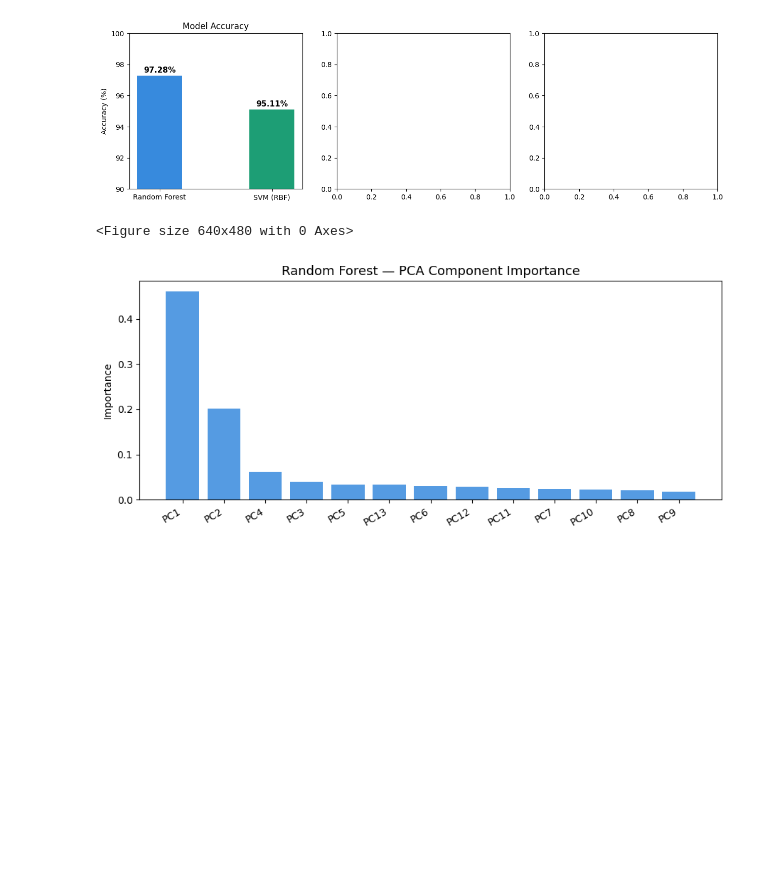
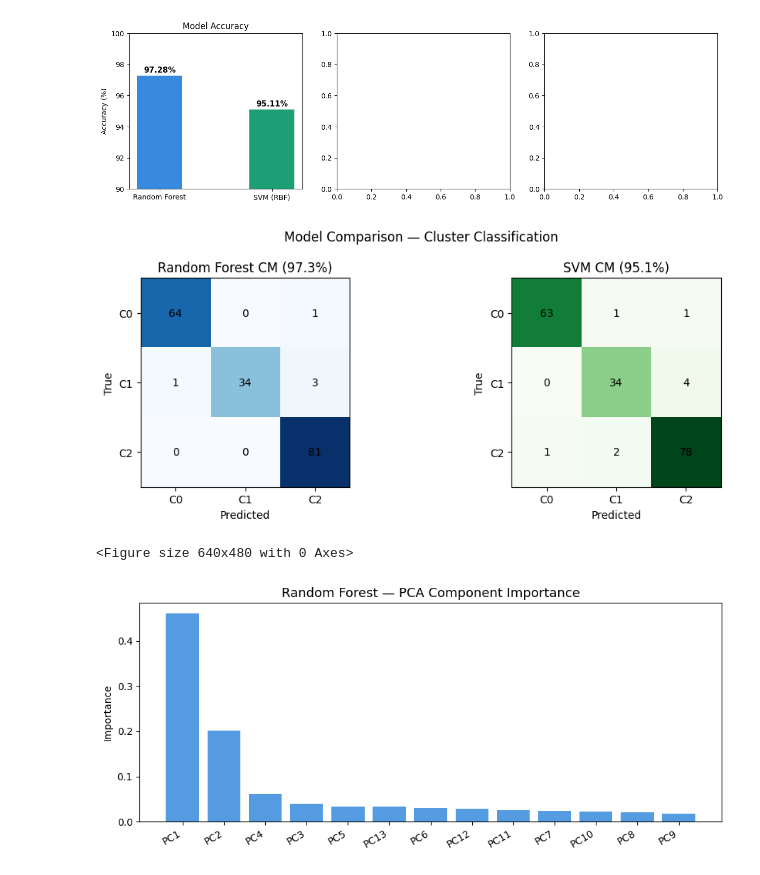
Before and after one commit to RadhikaKapoor383/Python-practise, a Jupyter notebook: AI Lab codes/final lab/AI_finalLab-radhika.ipynb, the cells around one changed output. Drawn from its saved outputs; the diff is of its cells as text; code cells hidden in the pictures; blank space fills up the shorter version.

Commit message:
update it a bit as comparision image was not showing up

```diff
--- a/AI Lab codes/final lab/AI_finalLab-radhika.ipynb
+++ b/AI Lab codes/final lab/AI_finalLab-radhika.ipynb
@@ -366,29 +350,57 @@ for i, v in enumerate([rf_acc, svm_acc]):
 # %% [output]
 [figure]
 # %%
-# RF confusion matrix
-sns.heatmap(rf_cm, annot=True, fmt="d", cmap="Blues",
-            ax=axes[1], cbar=False,
-            xticklabels=["C0", "C1", "C2"],
-            yticklabels=["C0", "C1", "C2"])
-axes[1].set_title(f"Random Forest CM  ({rf_acc*100:.1f}%)")
+import matplotlib.pyplot as plt
+from sklearn.metrics import confusion_matrix
+
+# Create figure
+fig, axes = plt.subplots(1, 2, figsize=(10,4))
+
+# ---------------- Random Forest ----------------
+axes[0].imshow(rf_cm, cmap='Blues')
+
+axes[0].set_title(f"Random Forest CM ({rf_acc*100:.1f}%)")
+axes[0].set_xlabel("Predicted")
+axes[0].set_ylabel("True")
+
+axes[0].set_xticks([0,1,2])
+axes[0].set_yticks([0,1,2])
+
+axes[0].set_xticklabels(["C0","C1","C2"])
+axes[0].set_yticklabels(["C0","C1","C2"])
+
+# Add numbers
+for i in range(rf_cm.shape[0]):
+    for j in range(rf_cm.shape[1]):
+        axes[0].text(j, i, rf_cm[i, j],
+                     ha='center', va='center')
+
+# ---------------- SVM ----------------
+axes[1].imshow(svm_cm, cmap='Greens')
+
+axes[1].set_title(f"SVM CM ({svm_acc*100:.1f}%)")
 axes[1].set_xlabel("Predicted")
 axes[1].set_ylabel("True")
 
-# SVM confusion matrix
-sns.heatmap(svm_cm, annot=True, fmt="d", cmap="Greens",
-            ax=axes[2], cbar=False,
-            xticklabels=["C0", "C1", "C2"],
-            yticklabels=["C0", "C1", "C2"])
-axes[2].set_title(f"SVM CM  ({svm_acc*100:.1f}%)")
-axes[2].set_xlabel("Predicted")
-axes[2].set_ylabel("True")
+axes[1].set_xticks([0,1,2])
+axes[1].set_yticks([0,1,2])
 
-plt.suptitle("Model Comparison — Cluster Classification", fontsize=13, y=1.02)
+axes[1].set_xticklabels(["C0","C1","C2"])
+axes[1].set_yticklabels(["C0","C1","C2"])
+
+# Add numbers
+for i in range(svm_cm.shape[0]):
+    for j in range(svm_cm.shape[1]):
+        axes[1].text(j, i, svm_cm[i, j],
+                     ha='center', va='center')
+
+plt.suptitle("Model Comparison — Cluster Classification")
+
 plt.tight_layout()
+plt.show()
 plt.savefig("model_comparison.png", dpi=150, bbox_inches="tight")
-plt.show()
 # %% [output]
+[figure, added]
 <Figure size 640x480 with 0 Axes>
 # %%
 importances = rf.feature_importances_
```
Also changed, not shown: parts of 1 cell of this notebook, 1 other file.
